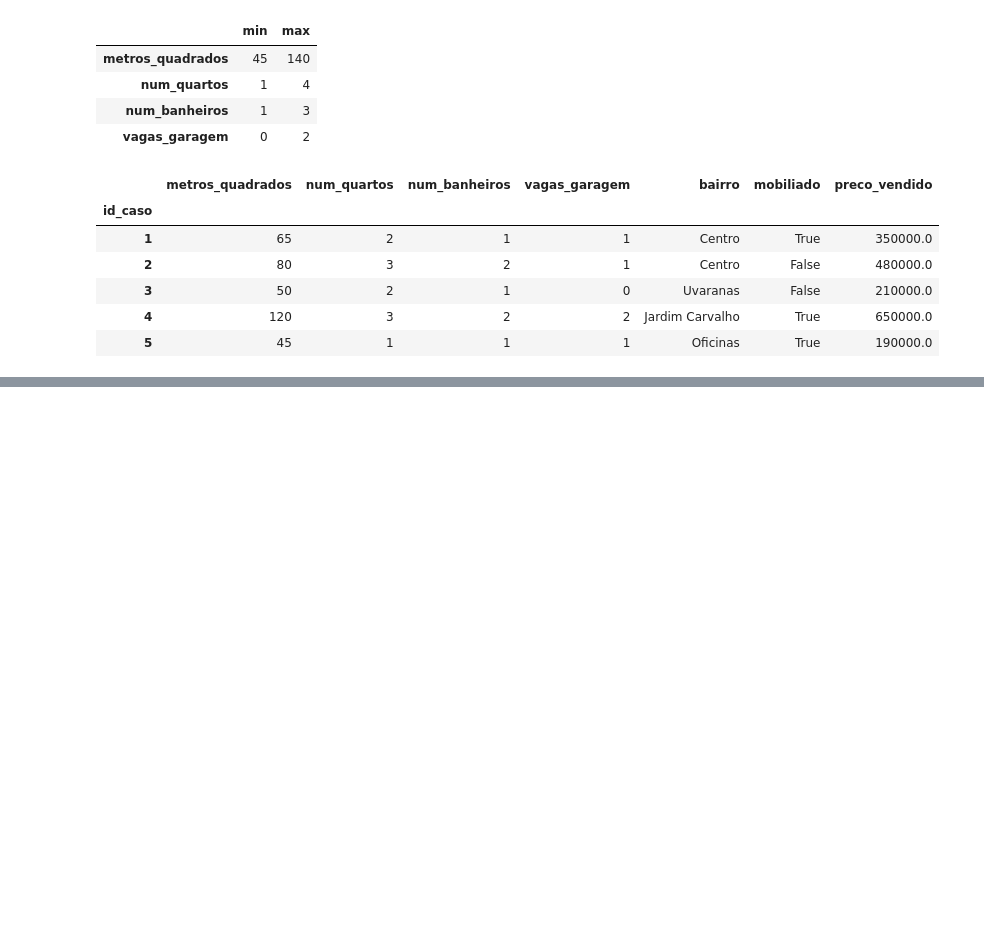
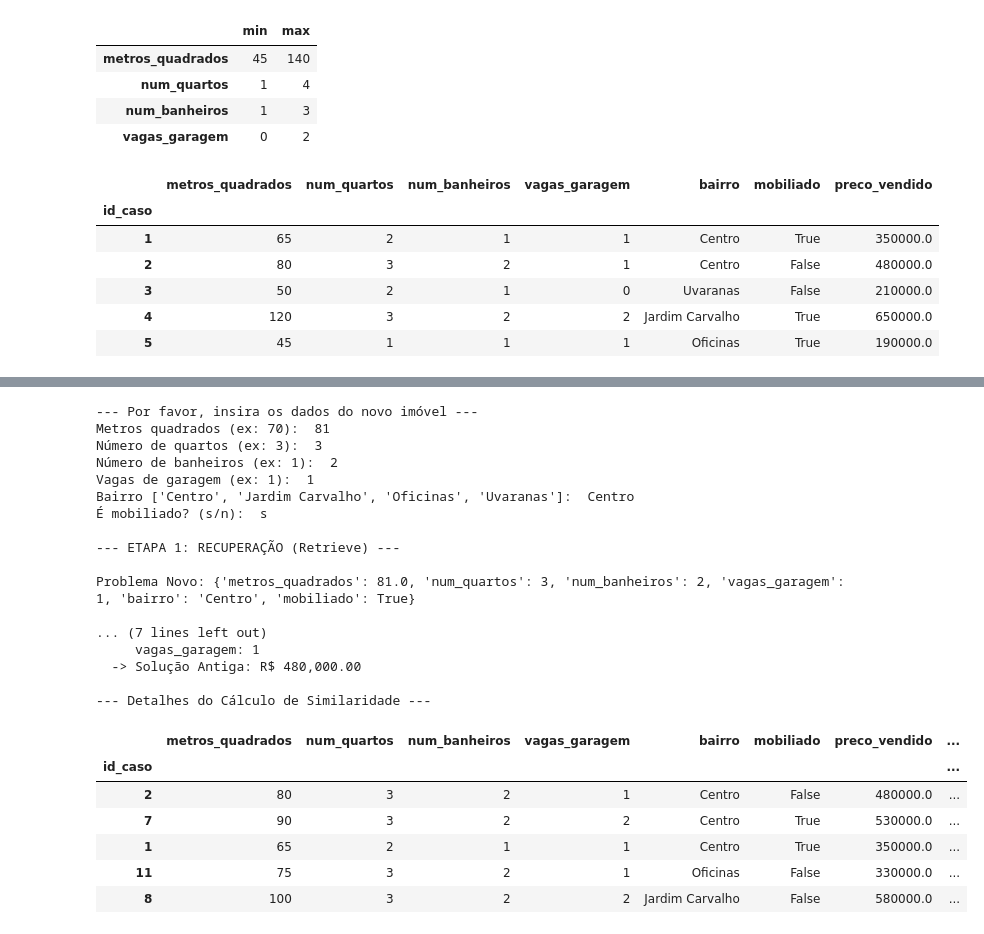
Before and after one commit to artrosisca/avaliacao-imoveis-CBR, a Jupyter notebook: Untitled.ipynb, the cells around one changed output, grey strips where cells are left out. Drawn from its saved outputs; the diff is of its cells as text; code cells hidden in the pictures; blank space fills up the shorter version.

```diff
--- a/Untitled.ipynb
+++ b/Untitled.ipynb
@@ -180,0 +421,77 @@ Valores Min-Max para normalização calculados:
+# %%
+# --- Loop Principal (Integrando Etapas 1 e 2) ---
+
+# Você pode re-executar esta célula sempre que quiser testar com um novo imóvel
+
+# Variáveis globais para armazenar o estado
+novo_problema_global = None
+caso_recuperado_global = None
+solucao_sugerida_global = None
+
+if not df_base_de_casos.empty:
+
+    # 1. Obter o novo problema do usuário (da Célula 10)
+    novo_problema_global = obter_novo_problema()
+
+    if novo_problema_global:
+        print("\n--- ETAPA 1: RECUPERAÇÃO (Retrieve) ---")
+
+        # 2. Recuperar o caso mais similar (da Célula 8)
+        caso_recuperado_global, similaridade, df_com_similaridade = recuperar_caso_mais_similar(
+            df_base_de_casos,
+            novo_problema_global,
+            PESOS,
+            ranges_normalizacao
+        )
+
+        if caso_recuperado_global:
+            print(f"\nProblema Novo: {novo_problema_global}")
+            print(f"\nCaso mais similar encontrado (ID: {caso_recuperado_global['id_caso']}) com similaridade de {similaridade*100:.2f}%:")
+
+            # Formata a exibição do caso recuperado
+            print("  -> Problema:")
+            for attr in PESOS.keys():
+                print(f"     {attr}: {caso_recuperado_global[attr]}")
+            print(f"  -> Solução Antiga: R$ {caso_recuperado_global['preco_vendido']:,.2f}")
+
+            # Mostra o DataFrame com a nova coluna 'similaridade'
+            print("\n--- Detalhes do Cálculo de Similaridade ---")
+            display(df_com_similaridade.sort_values(by='similaridade', ascending=False).head(5))
+
+            # --- Início da Nova Etapa ---
+            print("\n--- ETAPA 2: REUSO (Reuse/Adapt) ---")
+
+            # 3. Reusar e adaptar a solução (da Célula 12)
+            solucao_sugerida_global = reusar_solucao_adaptada(caso_recuperado_global, novo_problema_global)
+
+            print(f"\nPreço Sugerido (Adaptado): R$ {solucao_sugerida_global:,.2f}")
+
+        else:
+            print("Nenhum caso similar encontrado.")
+else:
+    print("O programa não pode iniciar sem uma base de casos.")
+# %% [output]
+--- Por favor, insira os dados do novo imóvel ---
+Metros quadrados (ex: 70):  81
+Número de quartos (ex: 3):  3
+Número de banheiros (ex: 1):  2
+Vagas de garagem (ex: 1):  1
+Bairro ['Centro', 'Jardim Carvalho', 'Oficinas', 'Uvaranas']:  Centro
+É mobiliado? (s/n):  s
+
+--- ETAPA 1: RECUPERAÇÃO (Retrieve) ---
+
+Problema Novo: {'metros_quadrados': 81.0, 'num_quartos': 3, 'num_banheiros': 2, 'vagas_garagem': 1, 'bairro': 'Centro', 'mobiliado': True}
+
+... (7 lines left out)
+     vagas_garagem: 1
+  -> Solução Antiga: R$ 480,000.00
+
+--- Detalhes do Cálculo de Similaridade ---
+|  | metros_quadrados | num_quartos | num_banheiros | vagas_garagem | bairro | mobiliado | preco_vendido | ... |
+| id_caso |  |  |  |  |  |  |  | ... |
+| 2 | 80 | 3 | 2 | 1 | Centro | False | 480000.0 | ... |
+| 7 | 90 | 3 | 2 | 2 | Centro | True | 530000.0 | ... |
+| 1 | 65 | 2 | 1 | 1 | Centro | True | 350000.0 | ... |
+| 11 | 75 | 3 | 2 | 1 | Oficinas | False | 330000.0 | ... |
+| 8 | 100 | 3 | 2 | 2 | Jardim Carvalho | False | 580000.0 | ... |
```
Also changed, not shown: parts of 20 cells of this notebook, 1 other file.
